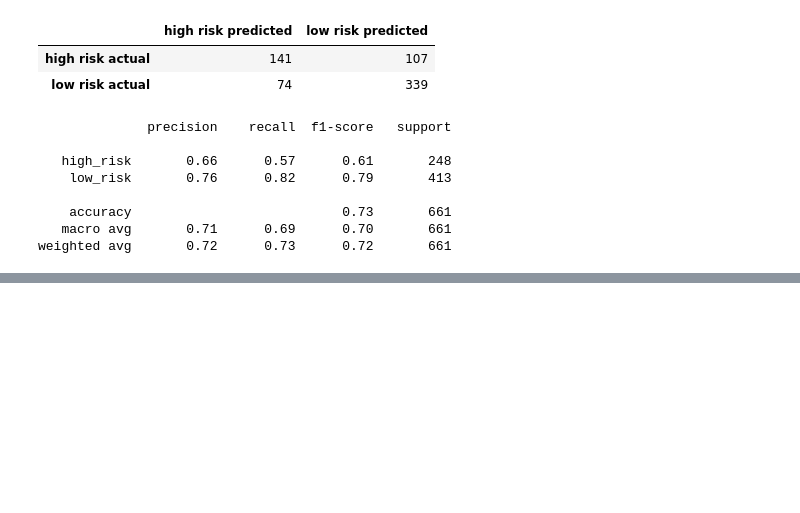
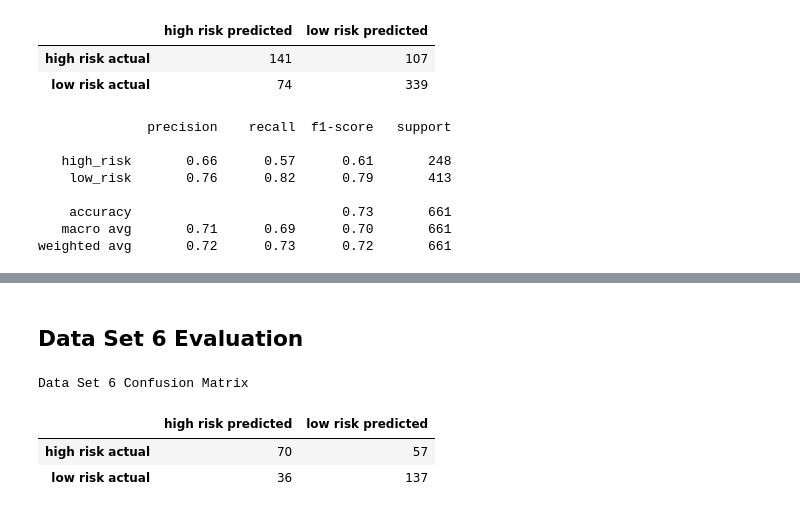
Before and after one commit to david-garza/enterococci_prediction_analysis, a Jupyter notebook: machine_learning/ml_final.ipynb, the cells around one changed output, grey strips where cells are left out. Saved outputs shown, nothing was run; the diff lists cells and outputs as text; code cells hidden in the pictures; blank space fills up the shorter version.

```diff
--- a/machine_learning/ml_final.ipynb
+++ b/machine_learning/ml_final.ipynb
@@ -403,0 +404,15 @@ weighted avg       0.72      0.73      0.72       661
+# %% [markdown]
+## Data Set 6 Evaluation
+# %%
+# confustion matrix
+cm6 = confusion_matrix(y6_test,y6_hat_test)
+print("Data Set 6 Confusion Matrix")
+
+# Create a data table
+cm6_df = pd.DataFrame(cm6,index=["high risk actual", "low risk actual"],columns=["high risk predicted","low risk predicted"])
+cm6_df
+# %% [output]
+Data Set 6 Confusion Matrix
+|  | high risk predicted | low risk predicted |
+| high risk actual | 70 | 57 |
+| low risk actual | 36 | 137 |
```
Also changed, not shown: parts of 34 cells of this notebook.
